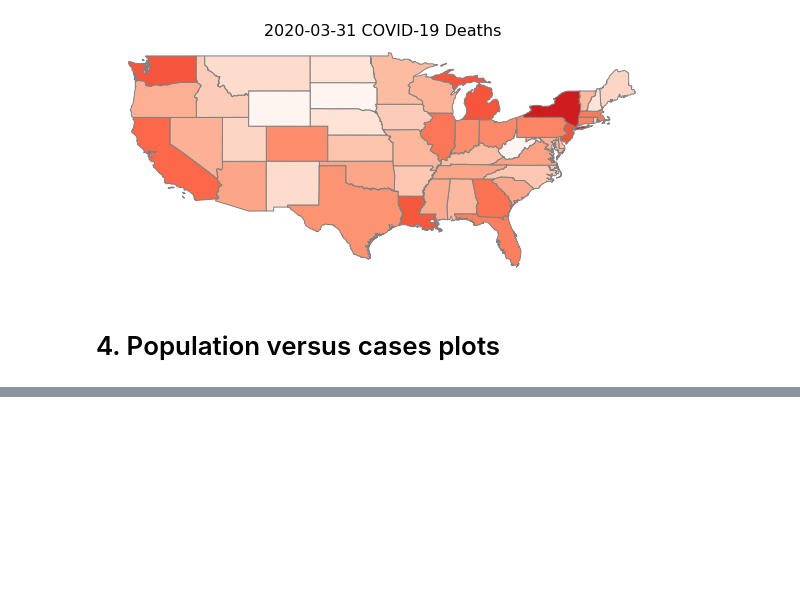
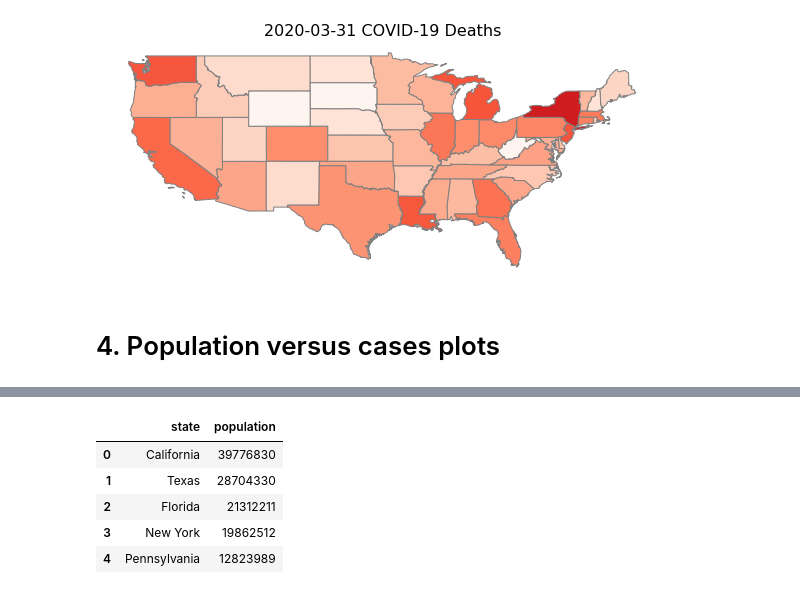
Before and after one commit to CSJohnLee/COVID19_Project, a Jupyter notebook: Lee_EDA.ipynb, the cells around one changed output, grey strips where cells are left out. Cells and saved outputs as stored; diff of their text form; code cells hidden in the pictures; blank space fills up the shorter version.

```diff
--- a/Lee_EDA.ipynb
+++ b/Lee_EDA.ipynb
@@ -577,0 +592,9 @@ for each in dates:
+# %%
+pop_by_state.head()
+# %% [output]
+|  | state | population |
+| 0 | California | 39776830 |
+| 1 | Texas | 28704330 |
+| 2 | Florida | 21312211 |
+| 3 | New York | 19862512 |
+| 4 | Pennsylvania | 12823989 |
```
Also changed, not shown: parts of 7 cells of this notebook.
